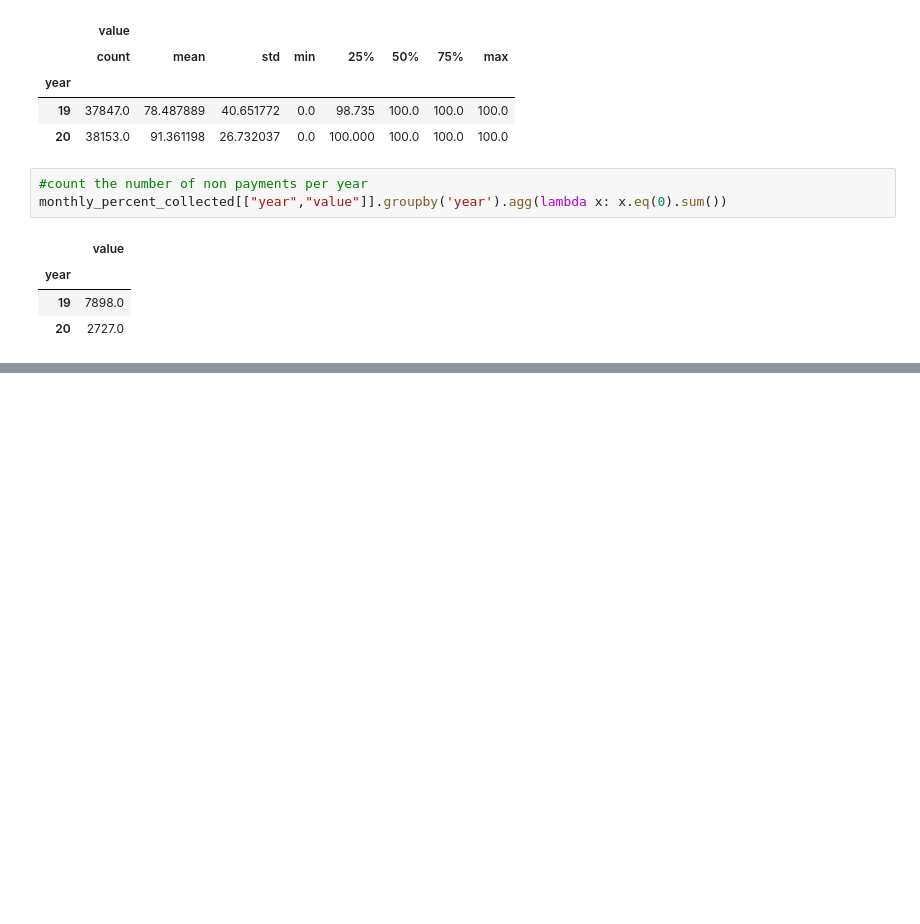
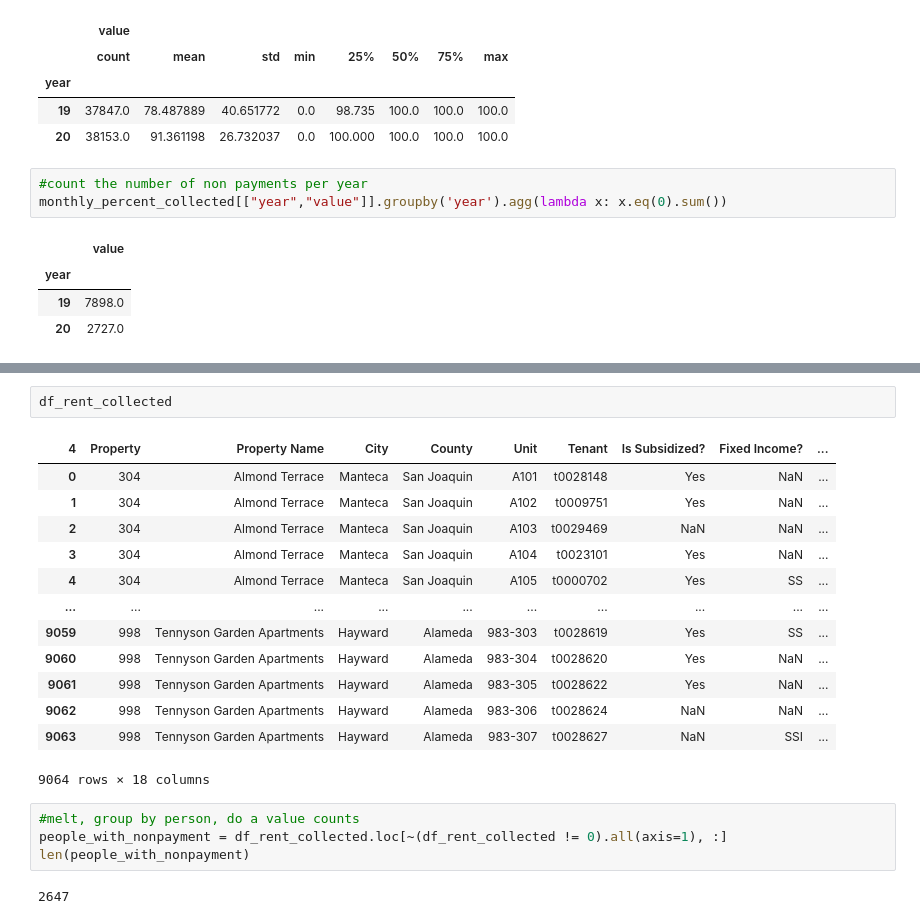
Before and after one commit to qunderriner/eden_rent_roll, a Jupyter notebook: eden_data_merge_analysis.ipynb, the cells around one changed output, grey strips where cells are left out. Cells and saved outputs as stored; diff of their text form; blank space fills up the shorter version.

```diff
--- a/eden_data_merge_analysis.ipynb
+++ b/eden_data_merge_analysis.ipynb
@@ -183,0 +220,22 @@ if i can order the dates up right could make a nice line chart
+# %%
+df_rent_collected
+# %% [output]
+| 4 | Property | Property Name | City | County | Unit | Tenant | Is Subsidized? | Fixed Income? | ... |
+| 0 | 304 | Almond Terrace | Manteca | San Joaquin | A101 | t0028148 | Yes | NaN | ... |
+| 1 | 304 | Almond Terrace | Manteca | San Joaquin | A102 | t0009751 | Yes | NaN | ... |
+| 2 | 304 | Almond Terrace | Manteca | San Joaquin | A103 | t0029469 | NaN | NaN | ... |
+| 3 | 304 | Almond Terrace | Manteca | San Joaquin | A104 | t0023101 | Yes | NaN | ... |
+| 4 | 304 | Almond Terrace | Manteca | San Joaquin | A105 | t0000702 | Yes | SS | ... |
+| ... | ... | ... | ... | ... | ... | ... | ... | ... | ... |
+| 9059 | 998 | Tennyson Garden Apartments | Hayward | Alameda | 983-303 | t0028619 | Yes | SS | ... |
+| 9060 | 998 | Tennyson Garden Apartments | Hayward | Alameda | 983-304 | t0028620 | Yes | NaN | ... |
+| 9061 | 998 | Tennyson Garden Apartments | Hayward | Alameda | 983-305 | t0028622 | Yes | NaN | ... |
+| 9062 | 998 | Tennyson Garden Apartments | Hayward | Alameda | 983-306 | t0028624 | NaN | NaN | ... |
+| 9063 | 998 | Tennyson Garden Apartments | Hayward | Alameda | 983-307 | t0028627 | NaN | SSI | ... |
+9064 rows × 18 columns
+# %%
+#melt, group by person, do a value counts
+people_with_nonpayment = df_rent_collected.loc[~(df_rent_collected != 0).all(axis=1), :]
+len(people_with_nonpayment)
+# %% [output]
+2647
```
Also changed, not shown: parts of 39 cells of this notebook.
